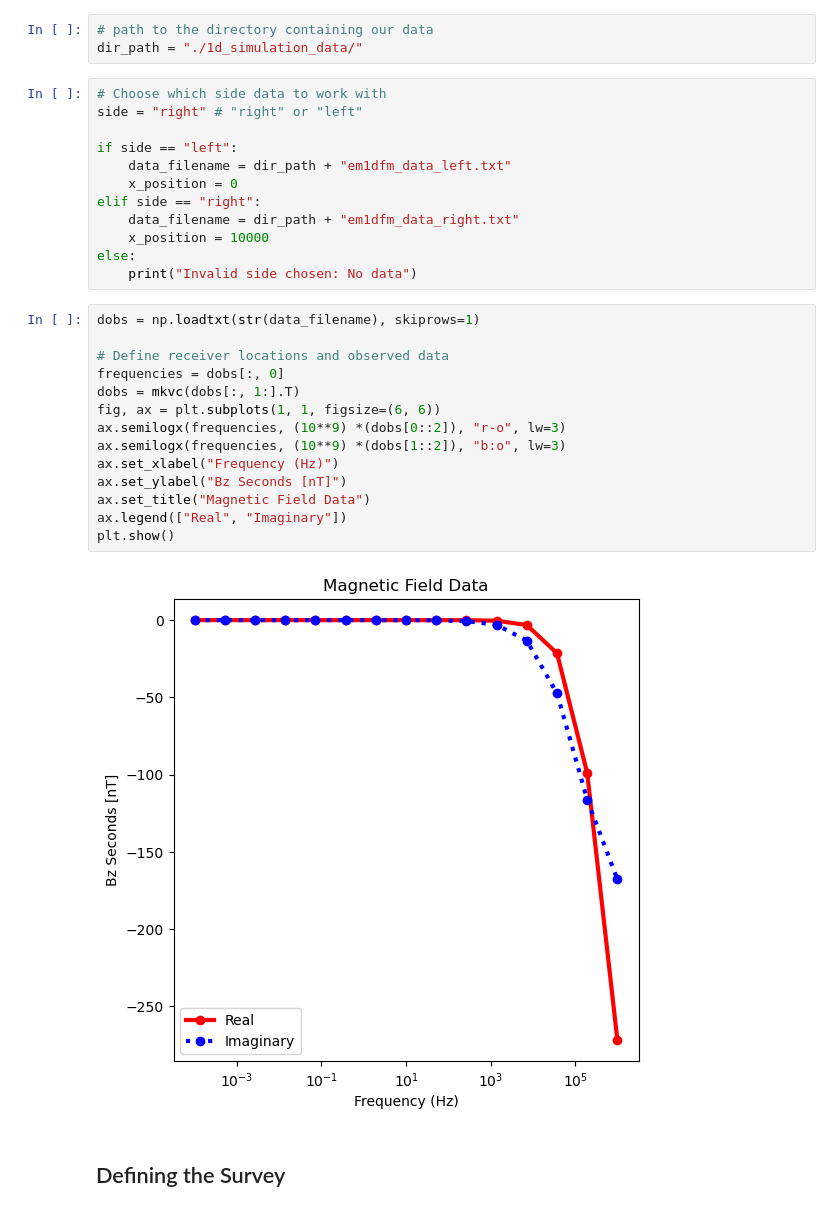
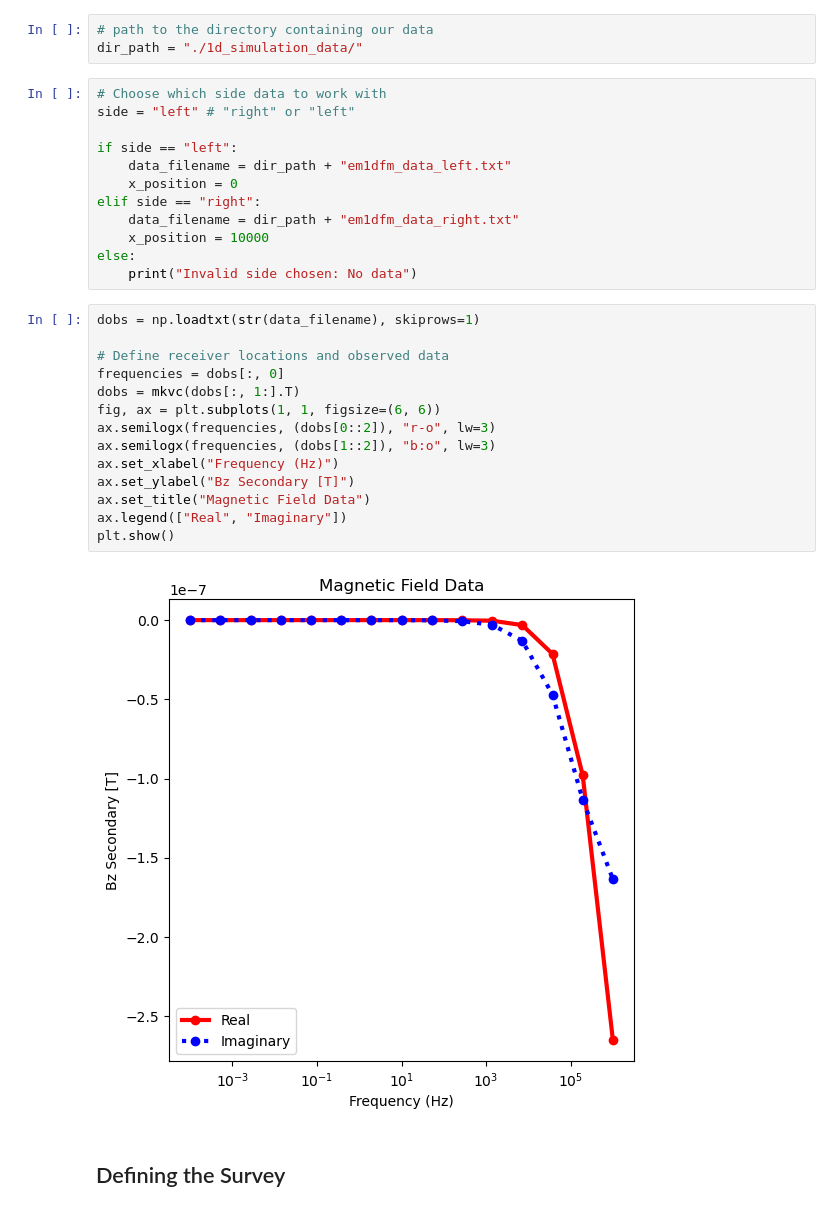
Before and after one commit to SabrinaAshik/EOSC454-Project-SabrinaAshik, a Jupyter notebook: 1d-notebooks/1d_sounding_1d_inversion.ipynb, the cells around one changed output. Cells and saved outputs as stored; diff of their text form.

```diff
--- a/1d-notebooks/1d_sounding_1d_inversion.ipynb
+++ b/1d-notebooks/1d_sounding_1d_inversion.ipynb
@@ -35,7 +35,7 @@ inversion_mesh_2d = discretize.load_mesh("../meshes/inversion_mesh_2d.json")
 dir_path = "./1d_simulation_data/"
 # %%
 # Choose which side data to work with
-side = "right" # "right" or "left"
+side = "left" # "right" or "left"
 
 if side == "left":
     data_filename = dir_path + "em1dfm_data_left.txt"
@@ -48,19 +48,19 @@ else:
 # %%
 dobs = np.loadtxt(str(data_filename), skiprows=1)
 
 # Define receiver locations and observed data
 frequencies = dobs[:, 0]
 dobs = mkvc(dobs[:, 1:].T)
 fig, ax = plt.subplots(1, 1, figsize=(6, 6))
-ax.semilogx(frequencies, (10**9) *(dobs[0::2]), "r-o", lw=3)
-ax.semilogx(frequencies, (10**9) *(dobs[1::2]), "b:o", lw=3)
+ax.semilogx(frequencies, (dobs[0::2]), "r-o", lw=3)
+ax.semilogx(frequencies, (dobs[1::2]), "b:o", lw=3)
 ax.set_xlabel("Frequency (Hz)")
-ax.set_ylabel("Bz Seconds [nT]")
+ax.set_ylabel("Bz Secondary [T]")
 ax.set_title("Magnetic Field Data")
 ax.legend(["Real", "Imaginary"])
 plt.show()
 # %% [output]
-[figure, old version]
+[figure, new version]
 # %% [markdown]
 ## Defining the Survey
 # %%
```
Also changed, not shown: parts of 8 cells of this notebook, 15 other files.
